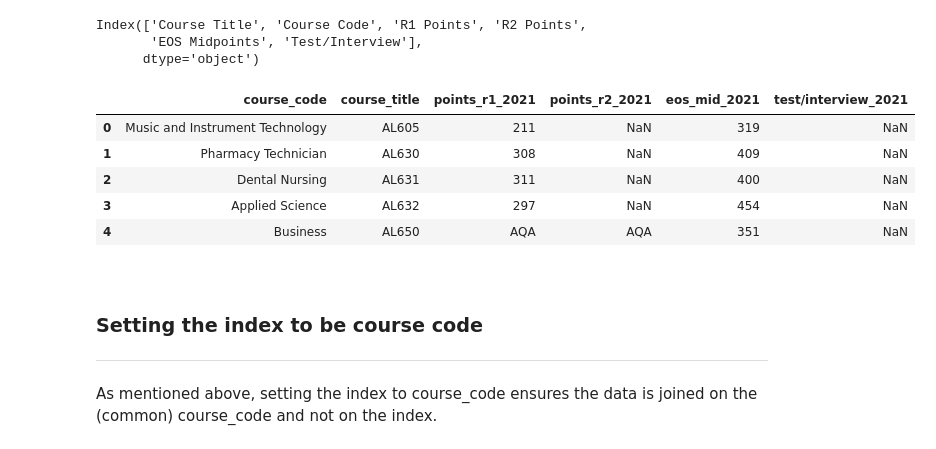
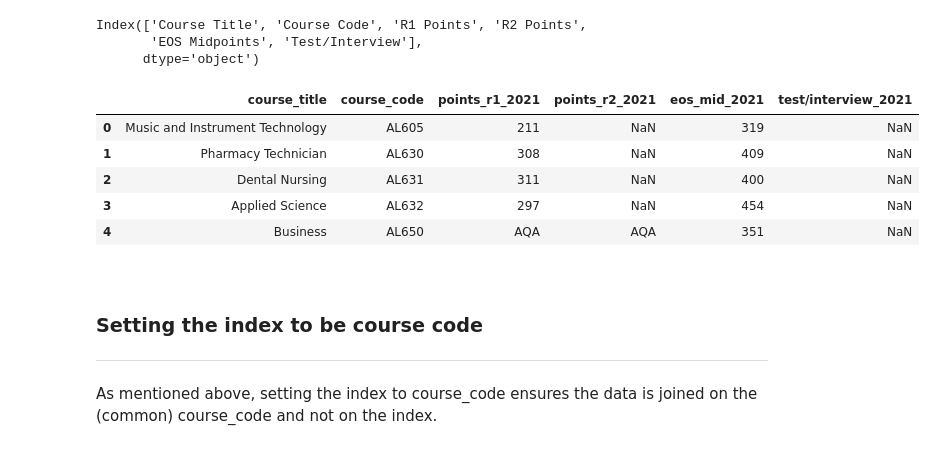
Before and after one commit to Izardo/Fundamentals_of_Data_Analysis, a Jupyter notebook: cao.ipynb, the cells around one changed output. Saved outputs shown, nothing was run; the diff lists cells and outputs as text; code cells hidden in the pictures.

```diff
--- a/cao.ipynb
+++ b/cao.ipynb
@@ -777,17 +930,17 @@ Index(['Course Title', 'Course Code', 'R1 Points', 'R2 Points',
       dtype='object')
 # %%
 # Change df_2021 column names to include the year.
-df_2021.columns = ['course_code',
-                   'course_title',
+df_2021.columns = ['course_title',
+                   'course_code',
                    'points_r1_2021',
                    'points_r2_2021',
                    'eos_mid_2021',
                    'test/interview_2021']
 
 # Check dataframe.
 df_2021.head()
 # %% [output]
-|  | course_code | course_title | points_r1_2021 | points_r2_2021 | eos_mid_2021 | test/interview_2021 |
+|  | course_title | course_code | points_r1_2021 | points_r2_2021 | eos_mid_2021 | test/interview_2021 |
 | 0 | Music and Instrument Technology | AL605 | 211 | NaN | 319 | NaN |
 | 1 | Pharmacy Technician | AL630 | 308 | NaN | 409 | NaN |
 | 2 | Dental Nursing | AL631 | 311 | NaN | 400 | NaN |
```
Also changed, not shown: parts of 66 cells of this notebook.
